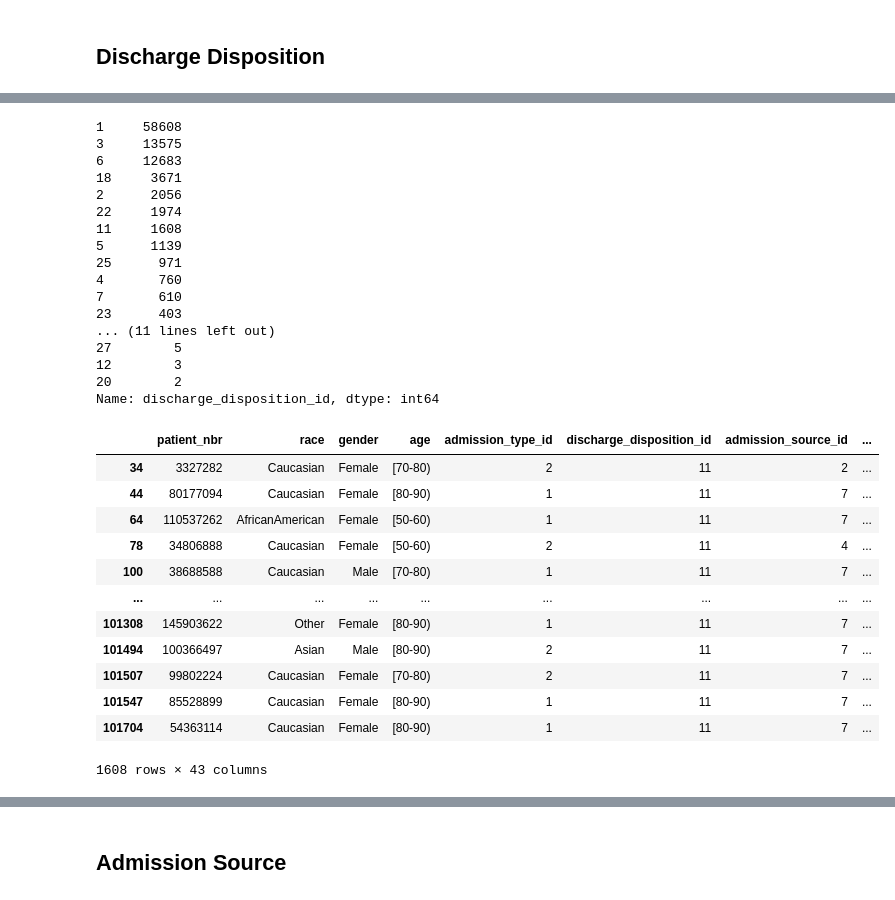
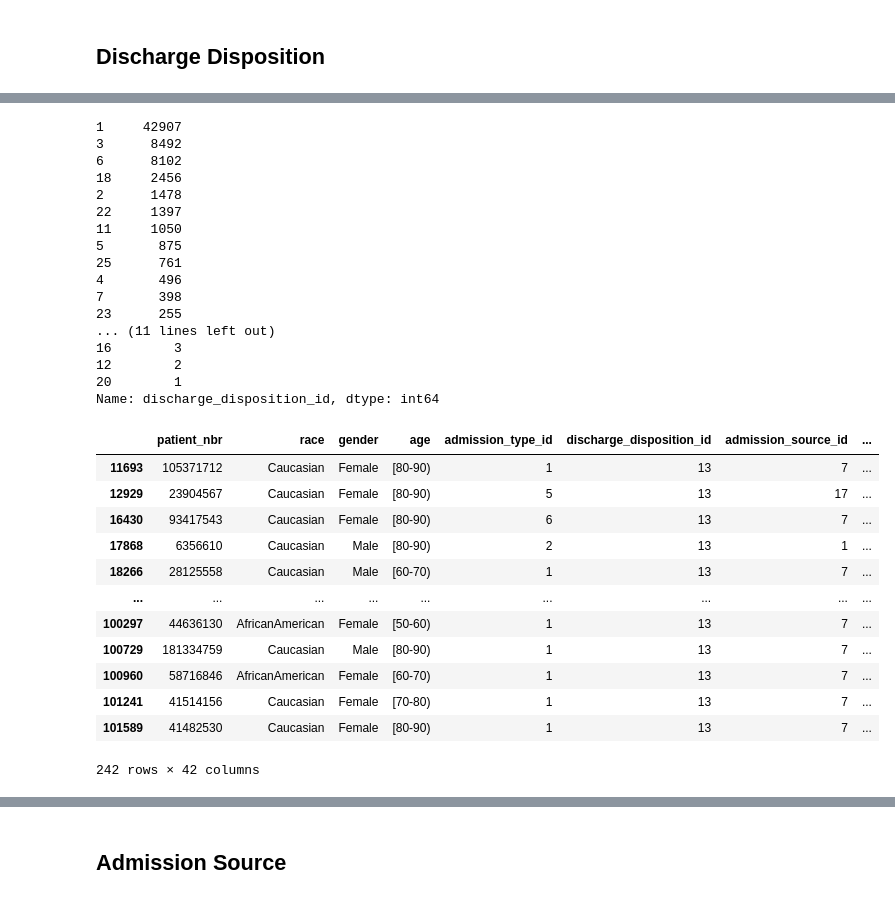
Before and after one commit to annasophiat/diabetic-readmissions, a Jupyter notebook: diabetes_data_wrangling.ipynb, the cells around one changed output, grey strips where cells are left out. Cells and saved outputs as stored; diff of their text form; code cells hidden in the pictures.

```diff
--- a/diabetes_data_wrangling.ipynb
+++ b/diabetes_data_wrangling.ipynb
@@ -105,0 +129,3 @@ diabetes.shape # no duplicates detected!
+# %%
+# keep only one record for each patient, the first visit
+diabetes = diabetes.drop_duplicates(['patient_nbr'], keep='first')
@@ -367,7 +404,7 @@ array(['Female', 'Male'], dtype=object)
 We can remove any columns with a consistent value: metformin-rosiglitazone, citoglipton, and examide. These medications were not prescribed.
 # %%
 # drop columns
-meds = ['metformin-rosiglitazone', 'citoglipton', 'examide']
+meds = ['metformin-rosiglitazone', 'glimepiride-pioglitazone', 'citoglipton', 'examide']
 
 diabetes = diabetes.drop(columns=meds)
 # %%
@@ -441,36 +488,46 @@ Each discharge disposition code matches a specific outcome.
 # %%
 diabetes.discharge_disposition_id.value_counts()
 # %% [output]
-1     58608
-3     13575
-6     12683
-18     3671
-2      2056
-22     1974
-11     1608
-5      1139
-25      971
-4       760
-7       610
-23      403
+1     42907
+3      8492
+6      8102
+18     2456
+2      1478
+22     1397
+11     1050
+5       875
+25      761
+4       496
+7       398
+23      255
 ... (11 lines left out)
-27        5
-12        3
-20        2
+16        3
+12        2
+20        1
 Name: discharge_disposition_id, dtype: int64
+# %%
+# expired - remove rows with discharge disposition IDs of 11, 19, 20, 21
+discharge = diabetes[(diabetes.discharge_disposition_id == 11) | (diabetes.discharge_disposition_id == 19)].index
+
+diabetes.drop(discharge, inplace=True)
+# %%
+# expired - remove rows with discharge disposition IDs of 20, 21
+discharge = diabetes[(diabetes.discharge_disposition_id == 20) | (diabetes.discharge_disposition_id == 21)].index
+
+diabetes.drop(discharge, inplace=True)
 # %%
-diabetes[diabetes.discharge_disposition_id == 11]
+diabetes[diabetes.discharge_disposition_id == 13]
 # %% [output]
 |  | patient_nbr | race | gender | age | admission_type_id | discharge_disposition_id | admission_source_id | ... |
-| 34 | 3327282 | Caucasian | Female | [70-80) | 2 | 11 | 2 | ... |
-| 44 | 80177094 | Caucasian | Female | [80-90) | 1 | 11 | 7 | ... |
-| 64 | 110537262 | AfricanAmerican | Female | [50-60) | 1 | 11 | 7 | ... |
-| 78 | 34806888 | Caucasian | Female | [50-60) | 2 | 11 | 4 | ... |
-| 100 | 38688588 | Caucasian | Male | [70-80) | 1 | 11 | 7 | ... |
+| 11693 | 105371712 | Caucasian | Female | [80-90) | 1 | 13 | 7 | ... |
+| 12929 | 23904567 | Caucasian | Female | [80-90) | 5 | 13 | 17 | ... |
+| 16430 | 93417543 | Caucasian | Female | [80-90) | 6 | 13 | 7 | ... |
+| 17868 | 6356610 | Caucasian | Male | [80-90) | 2 | 13 | 1 | ... |
+| 18266 | 28125558 | Caucasian | Male | [60-70) | 1 | 13 | 7 | ... |
 | ... | ... | ... | ... | ... | ... | ... | ... | ... |
-| 101308 | 145903622 | Other | Female | [80-90) | 1 | 11 | 7 | ... |
-| 101494 | 100366497 | Asian | Male | [80-90) | 2 | 11 | 7 | ... |
-| 101507 | 99802224 | Caucasian | Female | [70-80) | 2 | 11 | 7 | ... |
-| 101547 | 85528899 | Caucasian | Female | [80-90) | 1 | 11 | 7 | ... |
-| 101704 | 54363114 | Caucasian | Female | [80-90) | 1 | 11 | 7 | ... |
+| 100297 | 44636130 | AfricanAmerican | Female | [50-60) | 1 | 13 | 7 | ... |
+| 100729 | 181334759 | Caucasian | Male | [80-90) | 1 | 13 | 7 | ... |
+| 100960 | 58716846 | AfricanAmerican | Female | [60-70) | 1 | 13 | 7 | ... |
+| 101241 | 41514156 | Caucasian | Female | [70-80) | 1 | 13 | 7 | ... |
+| 101589 | 41482530 | Caucasian | Female | [80-90) | 1 | 13 | 7 | ... |
-1608 rows × 43 columns
+242 rows × 42 columns
```
Also changed, not shown: parts of 27 cells of this notebook.
